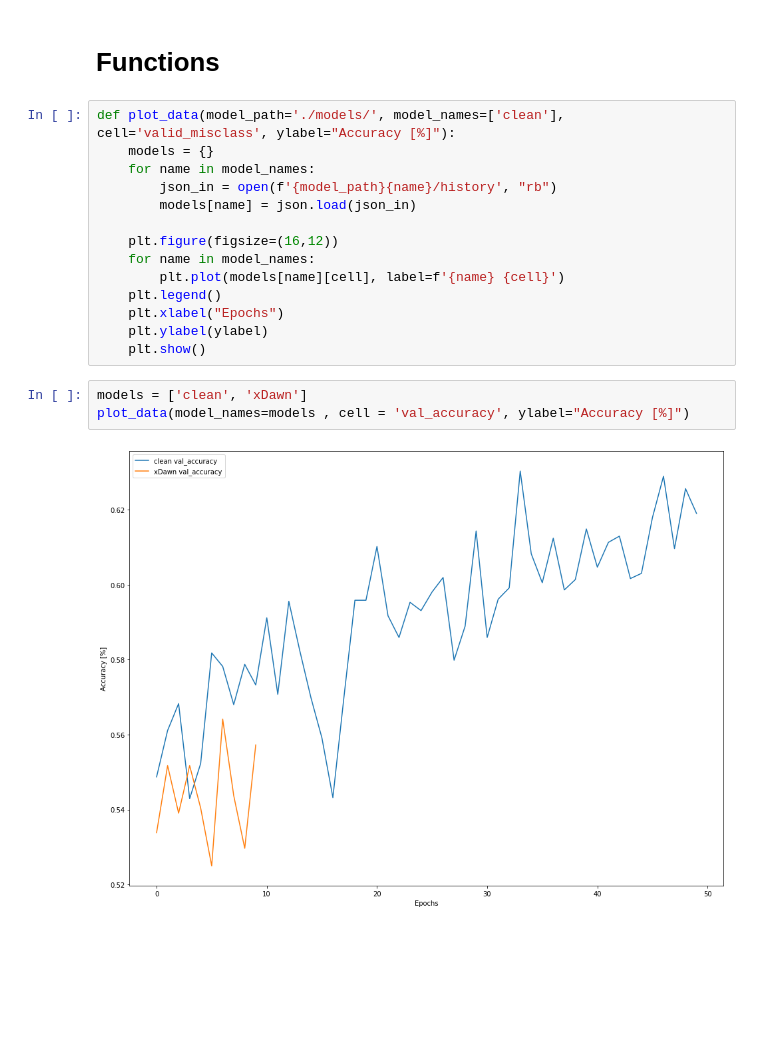
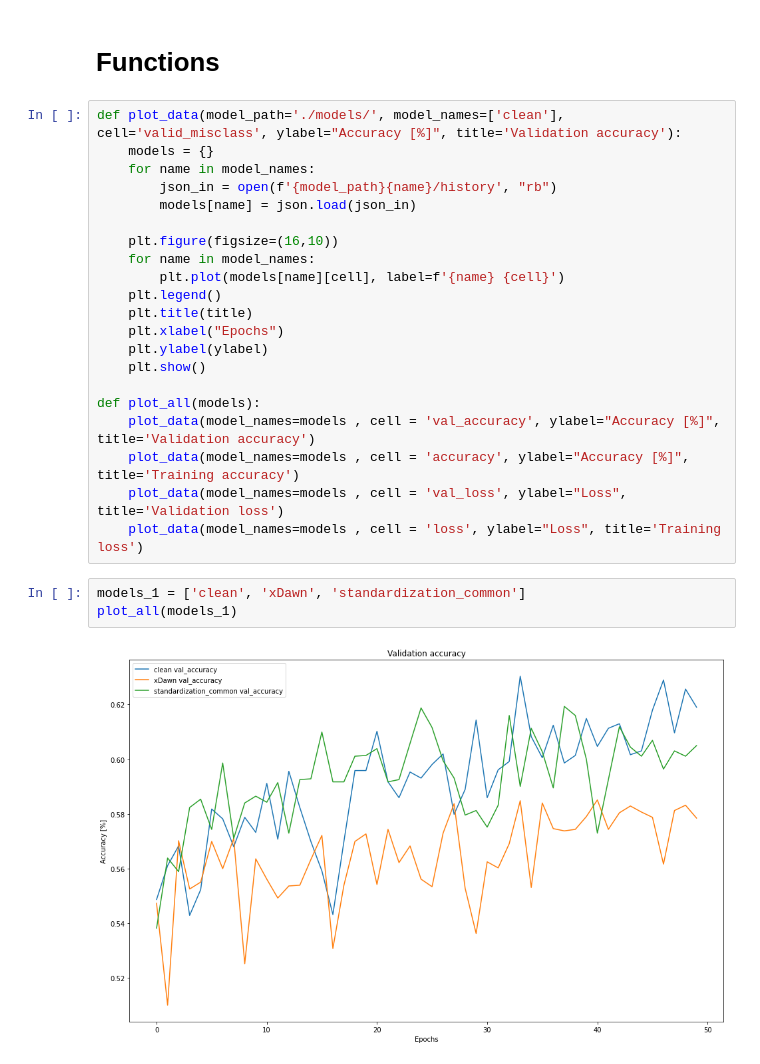
Before and after one commit to MateuszKukiela/eeg_signals_classification, a Jupyter notebook: model_summary.ipynb, the cells around one changed output. Saved outputs shown, nothing was run; the diff lists cells and outputs as text; blank space fills up the shorter version.

Commit message:
Teach more models

```diff
--- a/model_summary.ipynb
+++ b/model_summary.ipynb
@@ -12,21 +12,28 @@ import json
 # %% [markdown]
 # Functions
 # %%
-def plot_data(model_path='./models/', model_names=['clean'], cell='valid_misclass', ylabel="Accuracy [%]"):
+def plot_data(model_path='./models/', model_names=['clean'], cell='valid_misclass', ylabel="Accuracy [%]", title='Validation accuracy'):
     models = {}
     for name in model_names:
         json_in = open(f'{model_path}{name}/history', "rb")
         models[name] = json.load(json_in)
 
-    plt.figure(figsize=(16,12))
+    plt.figure(figsize=(16,10))
     for name in model_names:
         plt.plot(models[name][cell], label=f'{name} {cell}')
     plt.legend()
+    plt.title(title)
     plt.xlabel("Epochs")
     plt.ylabel(ylabel)
     plt.show()
+
+def plot_all(models):
+    plot_data(model_names=models , cell = 'val_accuracy', ylabel="Accuracy [%]", title='Validation accuracy')
+    plot_data(model_names=models , cell = 'accuracy', ylabel="Accuracy [%]", title='Training accuracy')
+    plot_data(model_names=models , cell = 'val_loss', ylabel="Loss", title='Validation loss')
+    plot_data(model_names=models , cell = 'loss', ylabel="Loss", title='Training loss')
-# %%
-models = ['clean', 'xDawn']
-plot_data(model_names=models , cell = 'val_accuracy', ylabel="Accuracy [%]")
-# %% [output]
-[figure, removed]
+# %%
+models_1 = ['clean', 'xDawn', 'standardization_common']
+plot_all(models_1)
+# %% [output]
+[figure, added]
```
Also changed, not shown: parts of 6 cells of this notebook, 17 other files.
